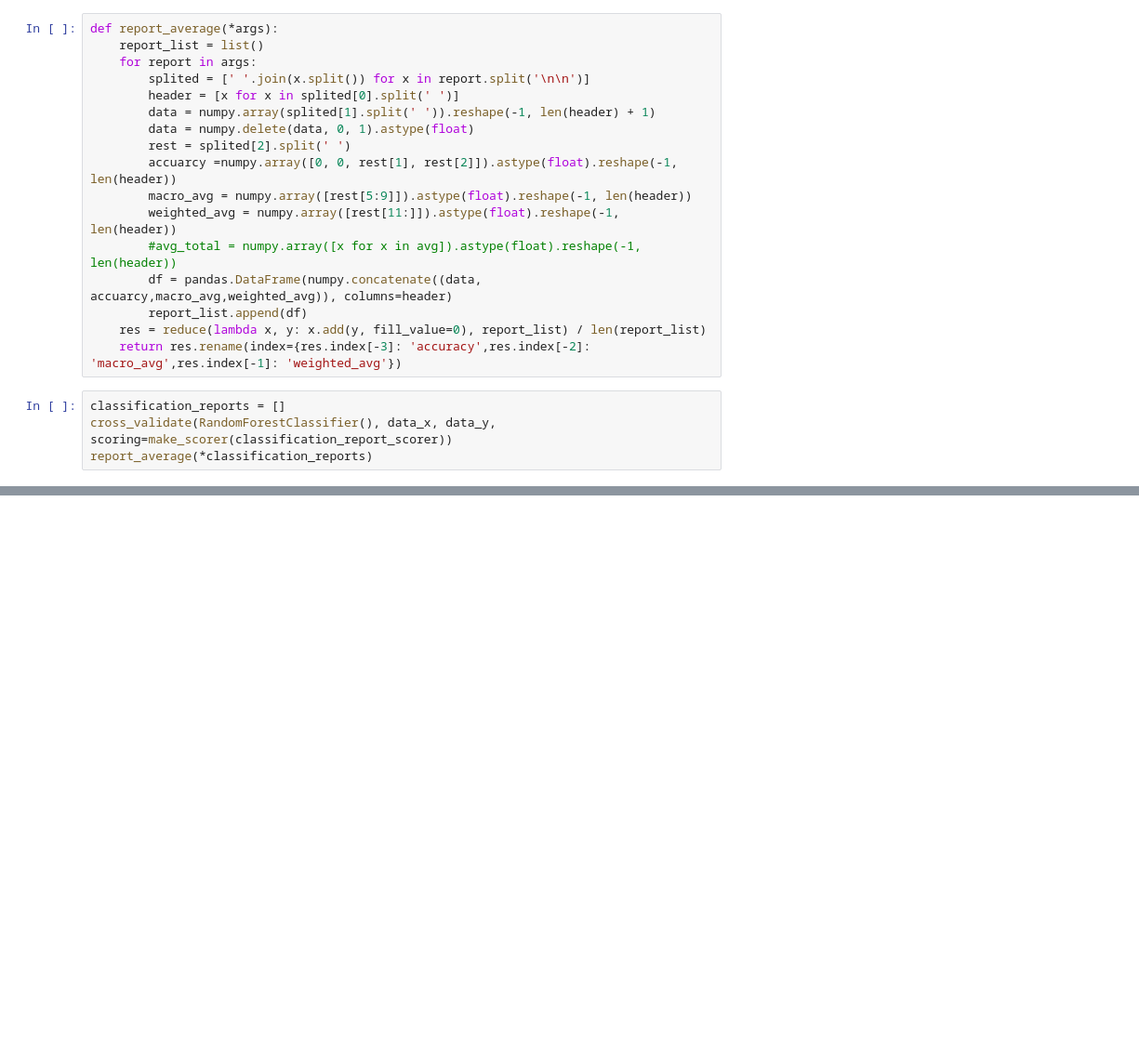
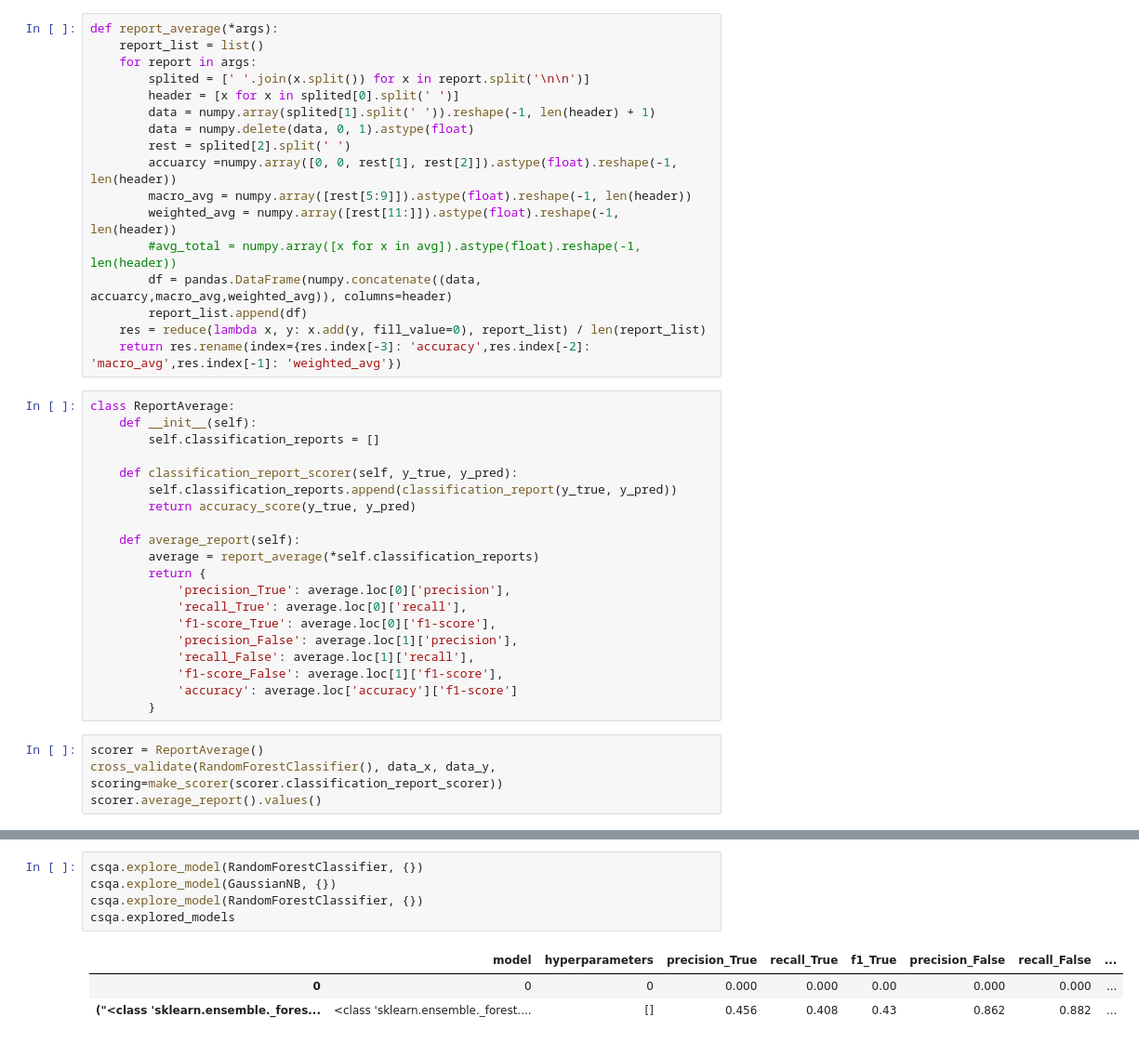
Before and after one commit to hwelsters/internal-consistency, a Jupyter notebook: 07-08-2023 (ml)/ml.ipynb, the cells around one changed output, grey strips where cells are left out. Shown at 93% size. Cells and saved outputs as stored; diff of their text form; blank space fills up the shorter version.

```diff
--- a/07-08-2023 (ml)/ml.ipynb
+++ b/07-08-2023 (ml)/ml.ipynb
@@ -70,8 +64,28 @@ def report_average(*args):
         report_list.append(df)
     res = reduce(lambda x, y: x.add(y, fill_value=0), report_list) / len(report_list)
     return res.rename(index={res.index[-3]: 'accuracy',res.index[-2]: 'macro_avg',res.index[-1]: 'weighted_avg'})
+# %%
+class ReportAverage:
+    def __init__(self):
+        self.classification_reports = []
+
+    def classification_report_scorer(self, y_true, y_pred):
+        self.classification_reports.append(classification_report(y_true, y_pred))
+        return accuracy_score(y_true, y_pred)
+
+    def average_report(self):
+        average = report_average(*self.classification_reports)
+        return {
+            'precision_True': average.loc[0]['precision'],
+            'recall_True': average.loc[0]['recall'],
+            'f1-score_True': average.loc[0]['f1-score'],
+            'precision_False': average.loc[1]['precision'],
+            'recall_False': average.loc[1]['recall'],
+            'f1-score_False': average.loc[1]['f1-score'],
+            'accuracy': average.loc['accuracy']['f1-score']
+        }
 # %%
-classification_reports = []
-cross_validate(RandomForestClassifier(), data_x, data_y, scoring=make_scorer(classification_report_scorer))
-report_average(*classification_reports)
+scorer = ReportAverage()
+cross_validate(RandomForestClassifier(), data_x, data_y, scoring=make_scorer(scorer.classification_report_scorer))
+scorer.average_report().values()
 # %% [output]
@@ -138,0 +140,9 @@ report_average(*classification_reports)
+# %%
+csqa.explore_model(RandomForestClassifier, {})
+csqa.explore_model(GaussianNB, {})
+csqa.explore_model(RandomForestClassifier, {})
+csqa.explored_models
+# %% [output]
+|  | model | hyperparameters | precision_True | recall_True | f1_True | precision_False | recall_False | ... |
+| 0 | 0 | 0 | 0.000 | 0.000 | 0.00 | 0.000 | 0.000 | ... |
+| ("<class 'sklearn.ensemble._fores... | <class 'sklearn.ensemble._forest.... | [] | 0.456 | 0.408 | 0.43 | 0.862 | 0.882 | ... |
```
Also changed, not shown: parts of 10 cells of this notebook, 1 other file.
